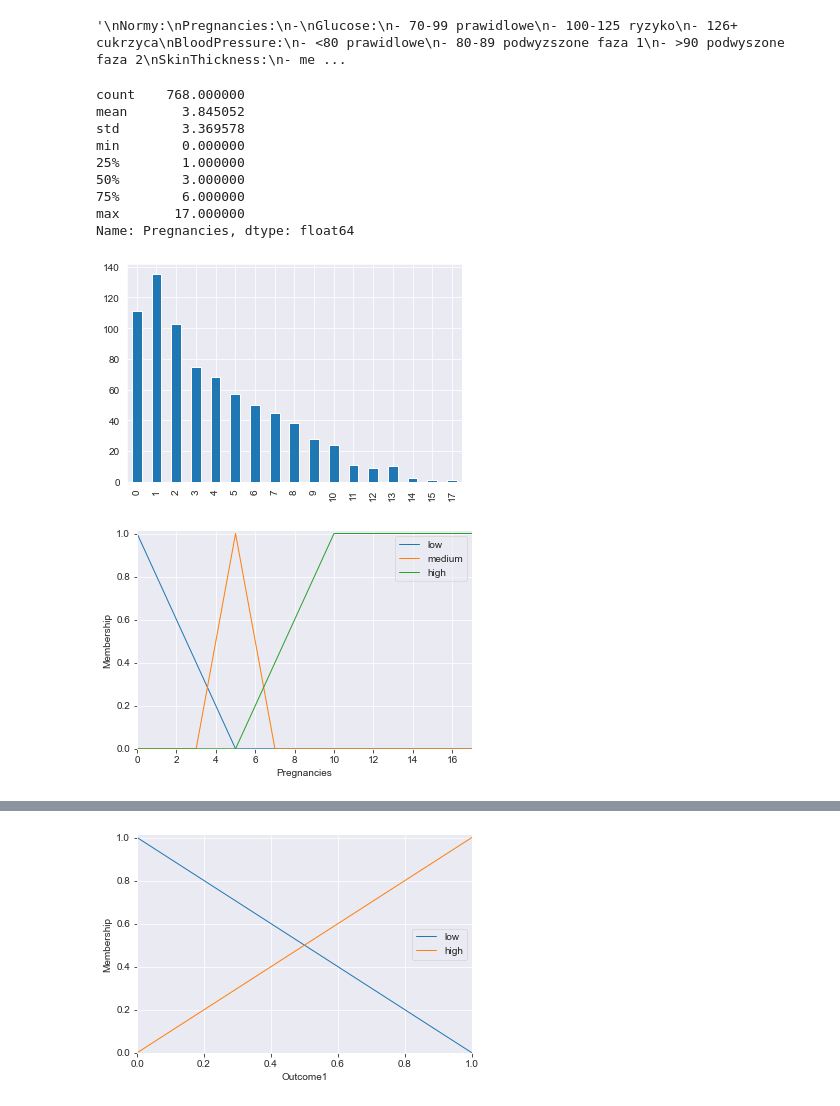
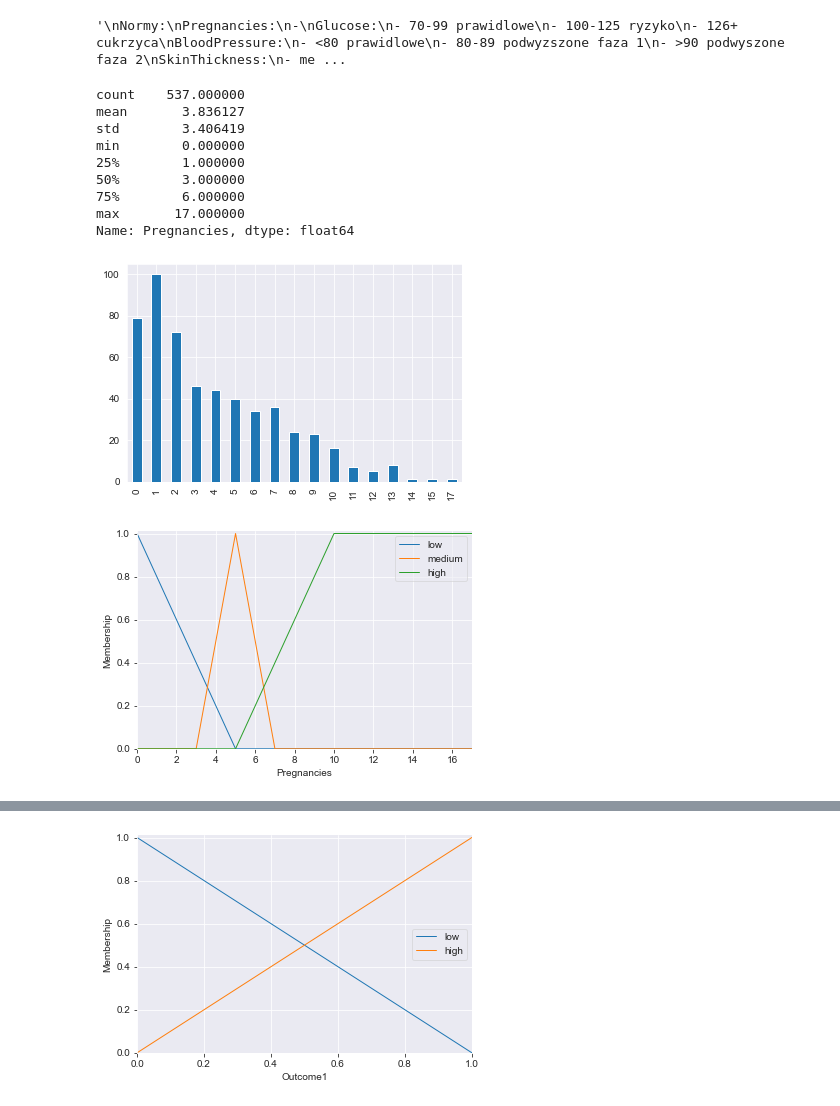
Before and after one commit to Domin8668/Projekt_SSI, a Jupyter notebook: fuzzy.ipynb, the cells around one changed output, grey strips where cells are left out. Saved outputs shown, nothing was run; the diff lists cells and outputs as text; code cells hidden in the pictures.

```diff
--- a/fuzzy.ipynb
+++ b/fuzzy.ipynb
@@ -106,24 +106,24 @@ DiabetesPedigreeFunction
 # %% [output]
 '\nNormy:\nPregnancies:\n-\nGlucose:\n- 70-99 prawidlowe\n- 100-125 ryzyko\n- 126+ cukrzyca\nBloodPressure:\n- <80 prawidlowe\n- 80-89 podwyzszone faza 1\n- >90 podwyszone faza 2\nSkinThickness:\n- me ...
 # %%
-pregnancies_data = data['Pregnancies']
+pregnancies_data = training_data['Pregnancies']
 pregnancies_data.value_counts().sort_index().plot.bar(sort_columns=True)
 pregnancies = ctrl.Antecedent(pregnancies_data.sort_values(), 'Pregnancies')
 pregnancies['low'] = fuzz.trimf(pregnancies.universe, [0, 0, 5])
 pregnancies['medium'] = fuzz.trimf(pregnancies.universe, [3, 5, 7])
 pregnancies['high'] = fuzz.trapmf(pregnancies.universe, [5, 10, 17, 17])
 pregnancies.view()
 pregnancies_data.describe()
 # %% [output]
-count    768.000000
-mean       3.845052
-std        3.369578
+count    537.000000
+mean       3.836127
+std        3.406419
 min        0.000000
 25%        1.000000
 50%        3.000000
 75%        6.000000
 max       17.000000
 Name: Pregnancies, dtype: float64
-[figure, old version]
+[figure, new version]
 [figure]
 # %%
```
Also changed, not shown: parts of 9 cells of this notebook.
